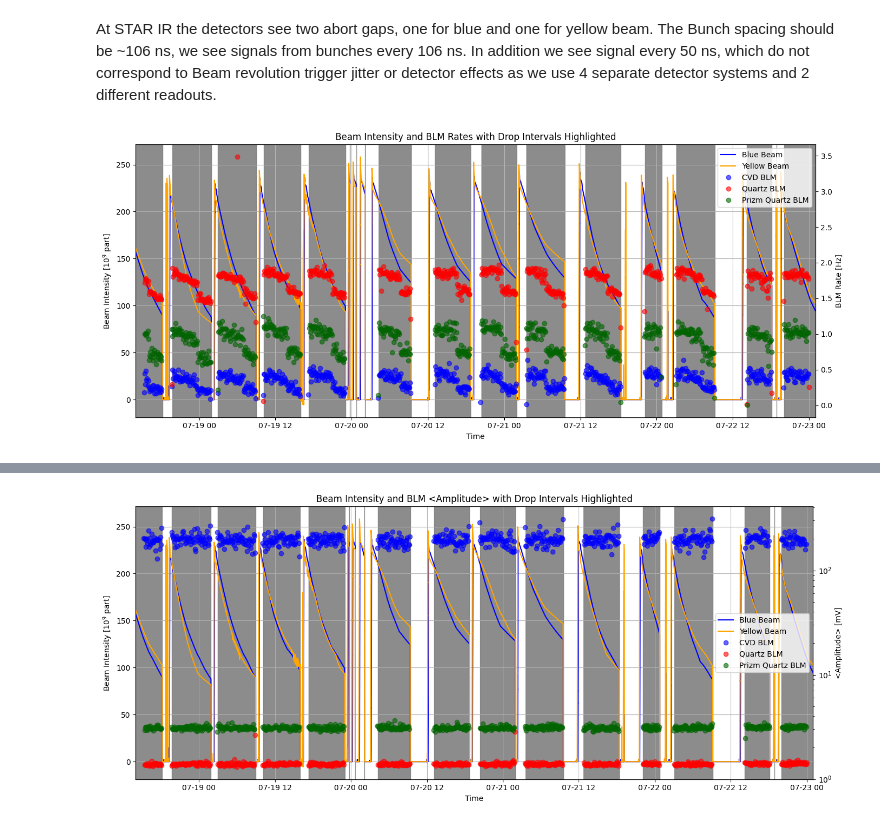
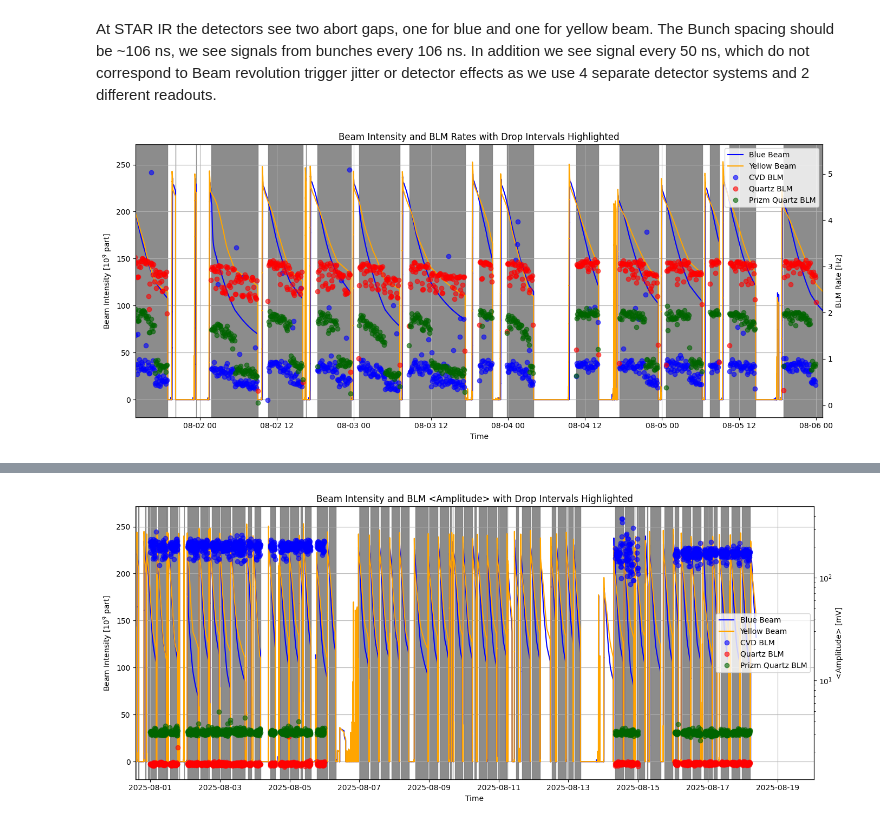
Before and after one commit to mohaas33/rhic_blm_daq, a Jupyter notebook: RHIC_BLM_2025_AuAu.ipynb, the cells around one changed output, grey strips where cells are left out. Cells and saved outputs as stored; diff of their text form; code cells hidden in the pictures.

```diff
--- a/RHIC_BLM_2025_AuAu.ipynb
+++ b/RHIC_BLM_2025_AuAu.ipynb
@@ -23,7 +23,7 @@ local_fontsize = 12
     - clean
 # %%
 # Find all CSV files in the folder
-csv_files = glob.glob('../Data/peaks_*.csv')
+csv_files = glob.glob('../Data/peaks_2025-08-*.csv')
 # Read and concatenate CSVs
 dfs = [pd.read_csv(f) for f in csv_files]
 df_ini = pd.concat(dfs, ignore_index=True)
@@ -32,7 +32,9 @@ date_string = '2025_0716-0724'
 use_dates = '2025_0716-0724'
 
 # Preview the first few rows
-print(df_ini.head())
+print(1,df_ini[df_ini['ch']==1].head())
+print(2,df_ini[df_ini['ch']==2].head())
+print(3,df_ini[df_ini['ch']==3].head())
 
 # Array-like columns
 array_cols = ['peak_indicies', 'peak_heights', 'widths', 'dist_to_revsig', 'integrals']
@@ -109,5 +111,7 @@ df['peak_heights'] = pd.to_numeric(df['peak_heights'], errors='coerce')
 # Group by channel
 df['dist_to_revsig_ns'] = -1*df['dist_to_revsig'] * 1.0/df['sample_rate'] * 1e9
 
-print(df.head)
+print(df[df['ch']==1].head)
+print(df[df['ch']==2].head)
+print(df[df['ch']==3].head)
 # %% [output]
@@ -258,11 +272,12 @@ avg_heights = df.groupby([
 
 # Merge rate and average height by time + channel
 combined = pd.merge(counts, avg_heights, on=['timestamp', 'ch'], how='left')
-print(combined.head())
 # Optional: calculate rate per minute (divide by avg_min)
-counts['rate_per_min'] = counts['count'] / (avg_min/3)
-counts['rate_per_sec'] = counts['count'] / (avg_min/3*60)
+counts['rate_per_min'] = counts['count'] / (avg_min/2)
+counts['rate_per_sec'] = counts['count'] / (avg_min/2*60)
 # Optional: calculate rate per minute (divide by avg_min)
-combined['rate_per_min'] = combined['count'] / (avg_min/3)
-combined['rate_per_sec'] = combined['count'] / (avg_min/3*60)
+combined['rate_per_min'] = combined['count'] / (avg_min/2)
+combined['rate_per_sec'] = combined['count'] / (avg_min/2*60)
+
+print(combined[combined['ch']==1].head())
 # %% [output]
@@ -446,6 +461,6 @@ plt.show()
 # %%
 start_time = pd.to_datetime("2025-07-20 01:00:00")
-end_time = pd.to_datetime("2025-07-22 14:00:00")
+end_time = pd.to_datetime("2025-08-20 14:00:00")
 # Plotting
 plt.figure(figsize=(14, 6))
 selection_1 = ((df_current.index >= start_time) & (df_current.index <= end_time))
@@ -455,8 +470,8 @@ selection_abort = ((df_abort['Timestamp'] >= start_time) & (df_abort['Timestamp'
 
 plt.plot(df_current[selection_1].index, df_current[selection_1]['bluDCCTtotal'], label='Blue Beam Current', color='blue')
 plt.plot(df_current[selection_1].index, df_current[selection_1]['yelDCCTtotal'], label='Yellow Beam Current', color='orange')
-plt.plot(df_start[selection_start]['Timestamp'], df_start[selection_start]['Flag'], label='Ramp START', marker='o', linestyle='-')
-plt.plot(df_end[selection_end]['Timestamp'], df_end[selection_end]['Flag'], label='Ramp END', marker='o', linestyle='-')
+plt.plot(df_start[selection_start]['Timestamp'], df_start[selection_start]['StartRamp'], label='Ramp START', marker='o', linestyle='-')
+plt.plot(df_end[selection_end]['Timestamp'], df_end[selection_end]['StopRamp'], label='Ramp END', marker='o', linestyle='-')
 plt.plot(df_abort[selection_abort]['Timestamp'], df_abort[selection_abort]['Abort'], label='Abort', marker='o', linestyle='-')
 for start, end in intervals:#overlapping_intervals:
     if start >= start_time and end <= end_time:
@@ -492,12 +507,13 @@ df['timestamp'] = pd.to_datetime(df['timestamp'])
 intervals = pd.read_csv(f'./stable_beam_intervals_{use_dates}.csv')
 intervals['start'] = pd.to_datetime(intervals['start'])
 intervals['end'] = pd.to_datetime(intervals['end'])
-
+intervals['start_plus_30min'] = intervals['start'] + pd.Timedelta(minutes=30)
 # Create a mask to keep only rows in df within any interval
 mask = pd.Series(False, index=df.index)
 
 for _, row in intervals.iterrows():
     mask |= (df['timestamp'] >= row['start']) & (df['timestamp'] <= row['end'])
+    #mask |= (df['timestamp'] >= row['start']) & (df['timestamp'] <= row['start_plus_30min'])
 
 # Filtered DataFrame
 df = df[mask].copy()
@@ -737,8 +755,8 @@ while i < len(current) - 1:
         i += 1
 # %%
 fig, ax1 = plt.subplots(figsize=(14, 6))
-start_time = pd.to_datetime("2025-07-18 14:00:00")
-end_time = pd.to_datetime("2025-07-23 01:00:00")
+start_time = pd.to_datetime("2025-08-01 14:00:00")
+end_time = pd.to_datetime("2025-08-06 01:00:00")
 
 # Left Y-axis (ax1) — Beam Current
 ax1.plot(df_current.index, df_current['bluDCCTtotal'], label='Blue Beam', color='blue')
@@ -755,7 +773,7 @@ ax2 = ax1.twinx()
 for ch in combined['ch'].unique():
     df_ch = combined[(combined['ch'] == ch) & (combined['rate_per_sec'] > 0)]
     ax2.plot(df_ch['timestamp'], df_ch['rate_per_sec'],
-             label=ch_label[ch], marker='o', linestyle='', color=blm_col[ch], alpha=0.6)
+            label=ch_label[ch], marker='o', linestyle='', color=blm_col[ch], alpha=0.6)
 
 ax2.set_ylabel('BLM Rate [Hz]', color='black')
 
@@ -775,12 +793,12 @@ plt.tight_layout()
 plt.savefig(f"./Plots/stable_beam_intervals_{use_dates}.png", dpi=300)
 plt.show()
 # %% [output]
-[figure, old version]
+[figure, new version]
 # %%
 print(combined.head())
 fig, ax1 = plt.subplots(figsize=(14, 6))
-start_time = pd.to_datetime("2025-07-18 14:00:00")
-end_time = pd.to_datetime("2025-07-23 01:00:00")
+start_time = pd.to_datetime("2025-07-31 14:00:00")
+end_time = pd.to_datetime("2025-08-20 01:00:00")
 
 # Left Y-axis (ax1) — Beam Current
 ax1.plot(df_current.index, df_current['bluDCCTtotal'], label='Blue Beam', color='blue')
@@ -828 +846 @@ plt.show()
-[figure, old version]
+[figure, new version]
```
Also changed, not shown: parts of 24 cells of this notebook, 10 other files.
